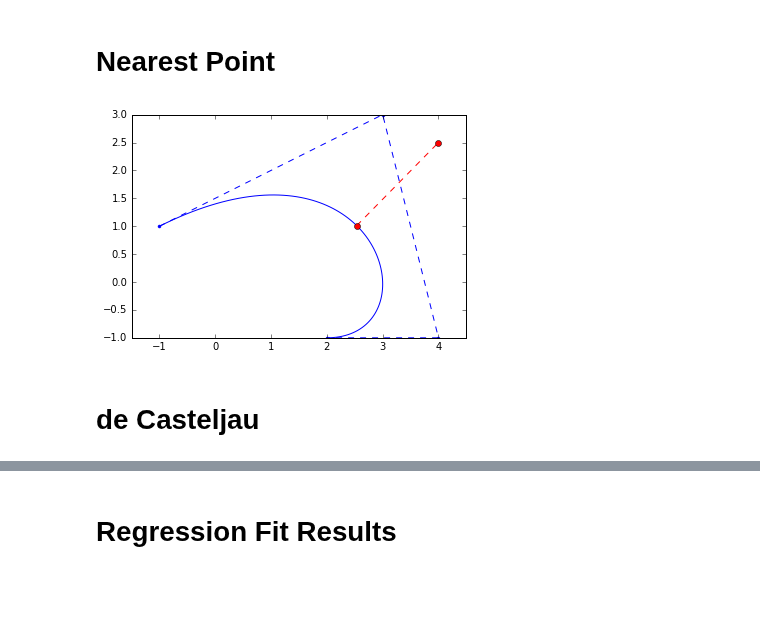
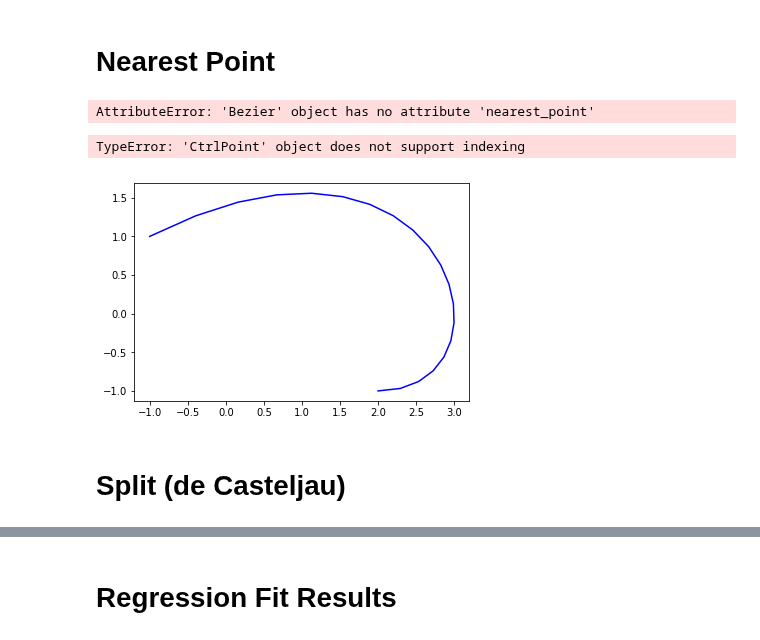
Before and after one commit to willblatt/bezier, a Jupyter notebook: beziers.ipynb, the cells around one changed output, grey strips where cells are left out. Drawn from its saved outputs; the diff is of its cells as text; code cells hidden in the pictures; blank space fills up the shorter version.

```diff
--- a/beziers.ipynb
+++ b/beziers.ipynb
@@ -217,6 +9,5 @@ class Bezier(list):
 # Test Bezier
 # %%
 b = Bezier([(-1,1), (3,3), (4,-1), (2,-1)])
-t_vals = scipy.linspace(0.0, 1, 100)
 # %% [markdown]
 # Degree Elevation
@@ -244,18 +37,18 @@ plt.show()
 # %% [markdown]
 # Nearest Point
+# %%
+p = (4, 2.5)
+tn = b.nearest_point(p)
+# %% [output]
+AttributeError: 'Bezier' object has no attribute 'nearest_point'
 # %%
-p = (4, 2.5)
-tn = b.nearest_point(p)
-
-plt.plot([b.point(t)[0] for t in t_vals],
-         [b.point(t)[1] for t in t_vals], 'b-')
-plt.plot([c[0] for c in b],
-         [c[1] for c in b], 'b--.')
-plt.plot([b.point(tn)[0], p[0]],
-         [b.point(tn)[1], p[1]], 'r--o')
+plt.plot([b.point(t)[0] for t in t_vals], [b.point(t)[1] for t in t_vals], 'b-')
+plt.plot([c[0] for c in b], [c[1] for c in b], 'b--.')
+plt.plot([b.point(tn)[0], p[0]], [b.point(tn)[1], p[1]], 'r--o')
 plt.axes().set_aspect('equal', 'datalim')
 plt.show()
 # %% [output]
+TypeError: 'CtrlPoint' object does not support indexing
-[figure, old version]
+[figure, new version]
 # %% [markdown]
-# de Casteljau
+# Split (de Casteljau)
```
Also changed, not shown: parts of 19 cells of this notebook.
